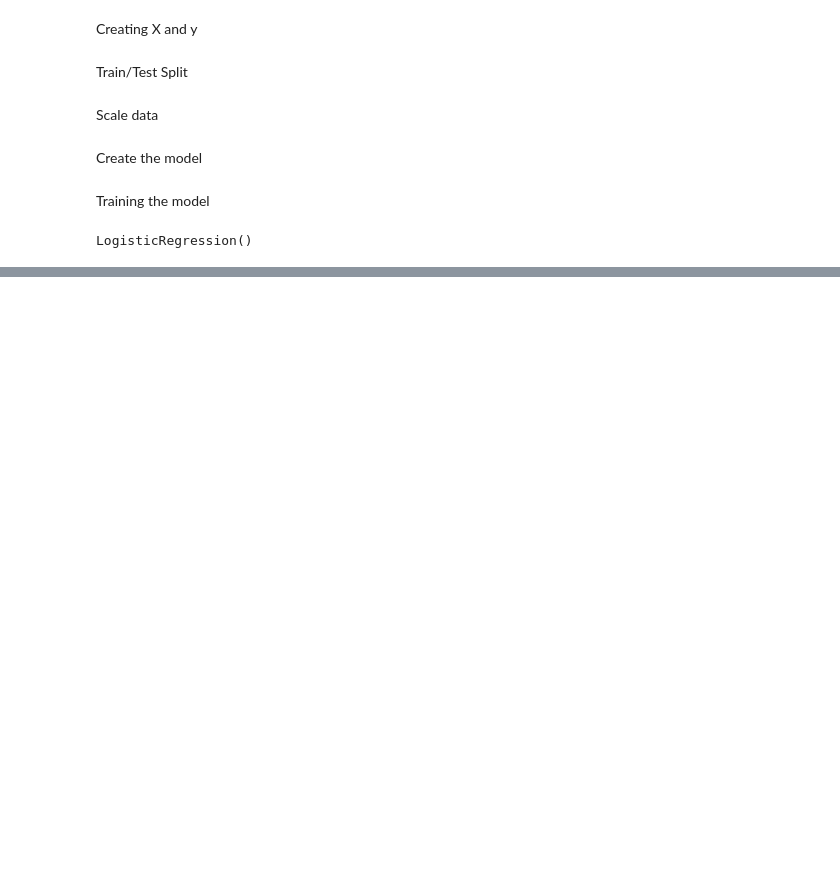
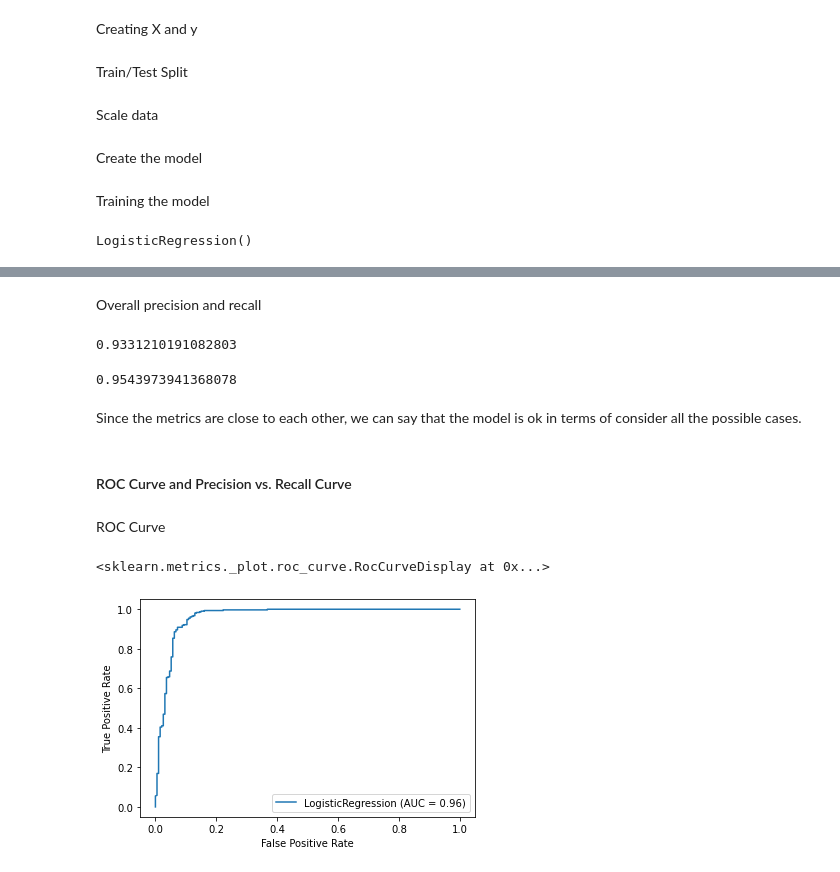
Before and after one commit to Gabrielle-Ribeiro/machine-learning-studies, a Jupyter notebook: logistic regression/Logistic Regression - Binary Classification.ipynb, the cells around one changed output, grey strips where cells are left out. Cells and saved outputs as stored; diff of their text form; code cells hidden in the pictures; blank space fills up the shorter version.

```diff
--- a/logistic regression/Logistic Regression - Binary Classification.ipynb
+++ b/logistic regression/Logistic Regression - Binary Classification.ipynb
@@ -174,0 +244,2 @@ LogisticRegression()
+# %% [markdown]
+Overall precision and recall
@@ -174,0 +248,12 @@ LogisticRegression()
+# %%
+precision_score(y_test, y_predictions)
+# %% [output]
+0.9331210191082803
+# %%
+recall_score(y_test, y_predictions)
+# %% [output]
+0.9543973941368078
+# %% [markdown]
+Since the metrics are close to each other, we can say that the model is ok in terms of consider all the possible cases.
+# %% [markdown]
+#### ROC Curve and Precision vs. Recall Curve
@@ -174,0 +262,7 @@ LogisticRegression()
+# %% [markdown]
+ROC Curve
+# %%
+plot_roc_curve(log_model, X_test, y_test)
+# %% [output]
+<sklearn.metrics._plot.roc_curve.RocCurveDisplay at 0x...>
+[figure, added]
```
Also changed, not shown: parts of 20 cells of this notebook.
